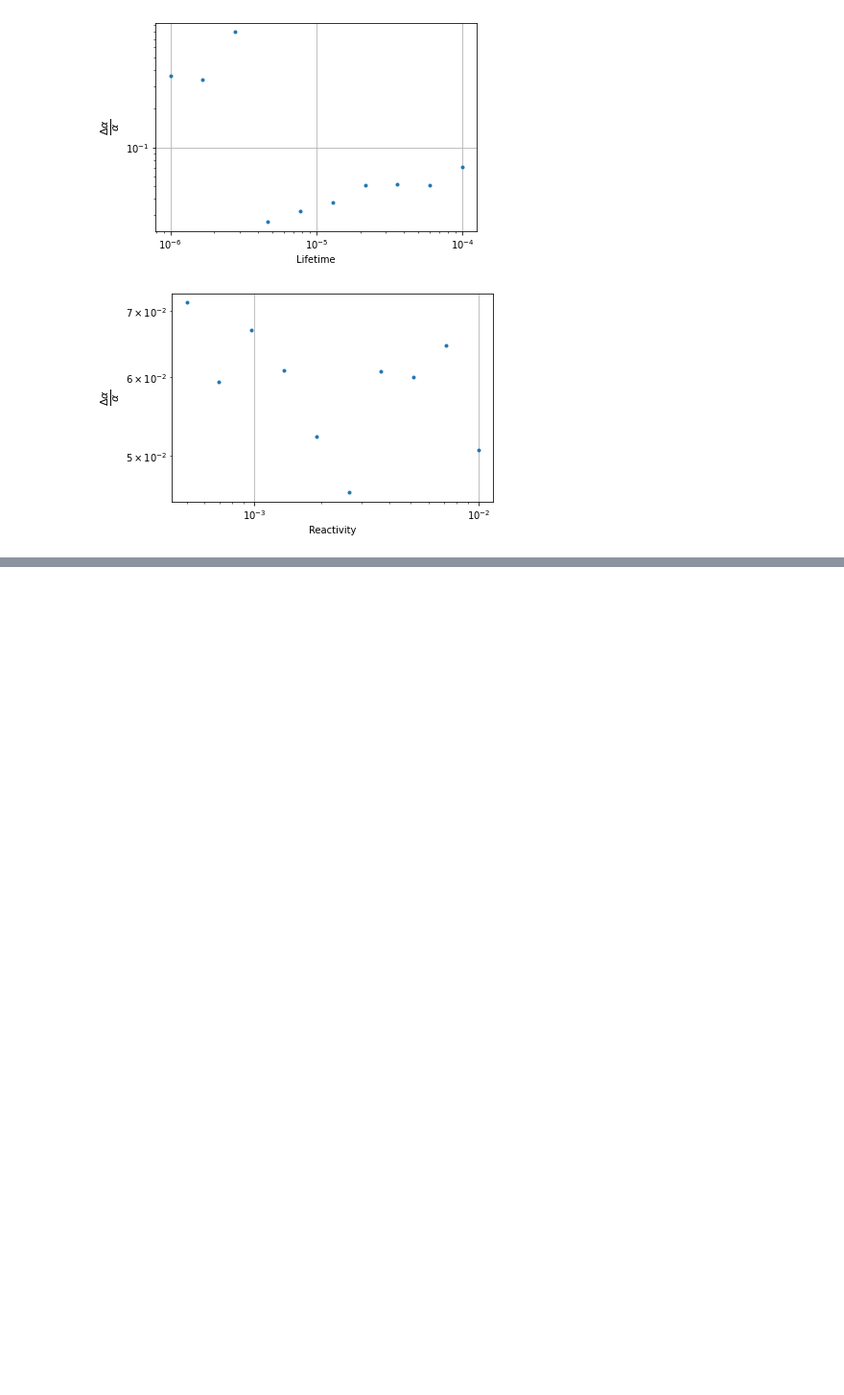
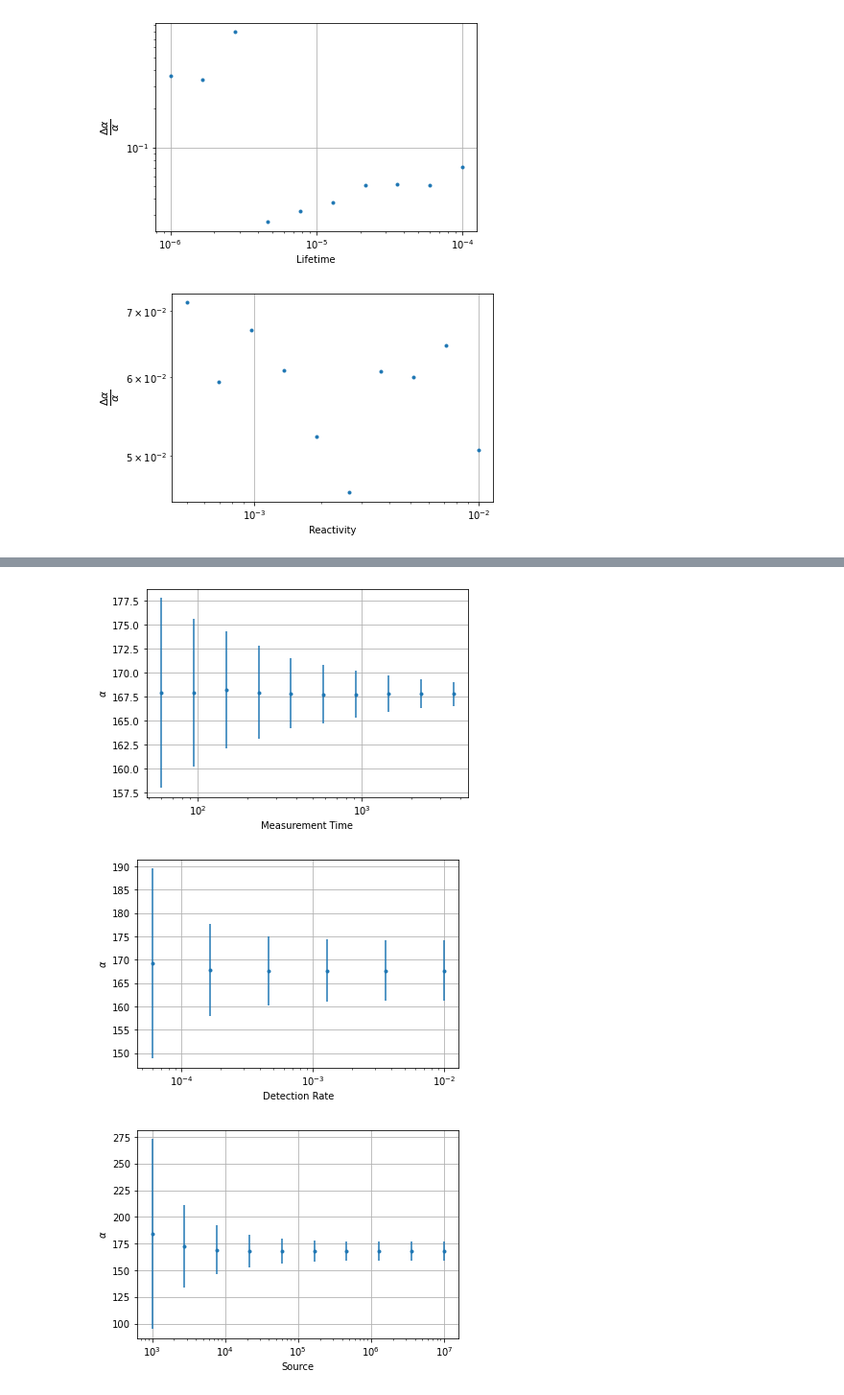
Before and after one commit to esheder/noise, a Jupyter notebook: hpc_runs/data_analysis.ipynb, the cells around one changed output, grey strips where cells are left out. Shown at 96% size. Saved outputs shown, nothing was run; the diff lists cells and outputs as text; code cells hidden in the pictures; blank space fills up the shorter version.

```diff
--- a/hpc_runs/data_analysis.ipynb
+++ b/hpc_runs/data_analysis.ipynb
@@ -492,0 +588,21 @@ for option, slc in zip(options, slices):
+# %%
+for option, slc in zip(options, slices):
+    unkey = (set(defaults.keys()) - set(option.keys())).pop()
+    if unkey in {'Lifetime', 'Reactivity'}:
+        continue
+    dat = newdata.loc[slc].reset_index().loc[:, (unkey, *val_names)]
+    x, stdy, sampledy = dat[unkey], dat['Alpha'], dat['Alpha STD']
+    y, yerr = np.array([z.n for z in stdy]), [z.s for z in stdy]
+    mask = sampledy.values<0.5*y
+    x, y, dy = x[mask], y[mask], sampledy[mask]
+    plt.figure()
+    plt.errorbar(abs(x), y, yerr=dy, fmt='.')
+    plt.xscale('log')
+    plt.xlabel(unkey)
+    plt.ylabel(r'$\alpha$')
+    plt.grid()
+    plt.show()
+# %% [output]
+[figure, added]
+[figure, added]
+[figure, added]
```
Also changed, not shown: parts of 15 cells of this notebook, 1 other file.
